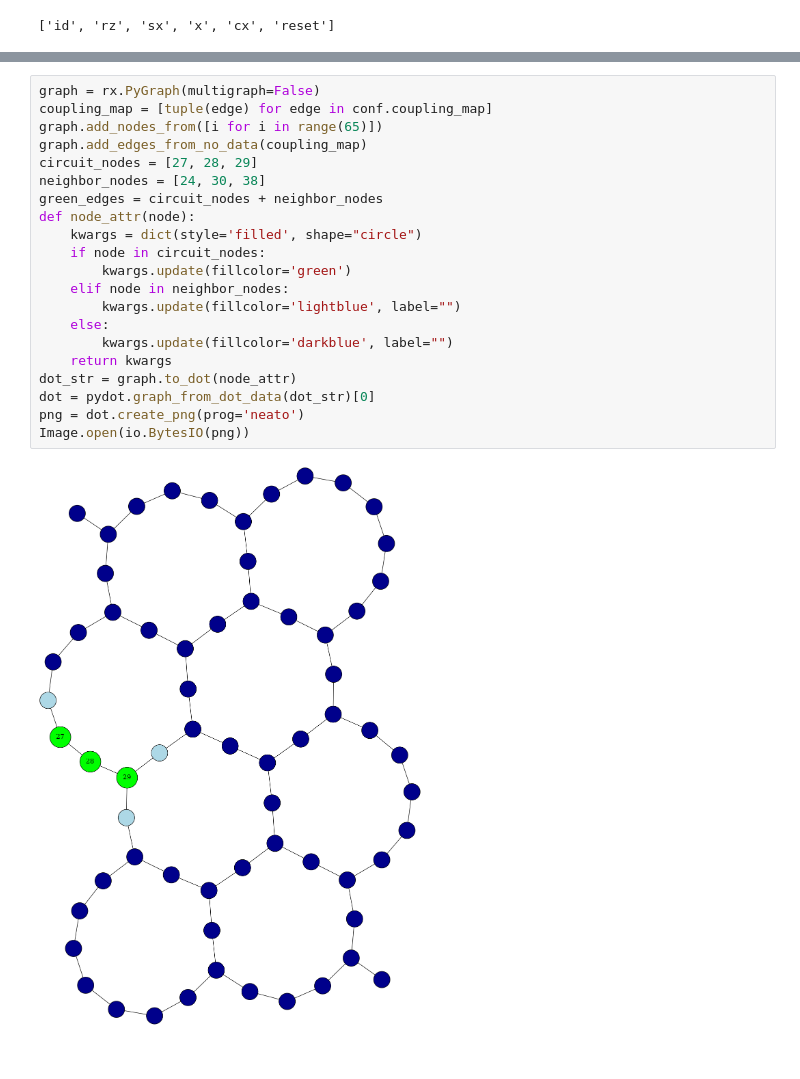
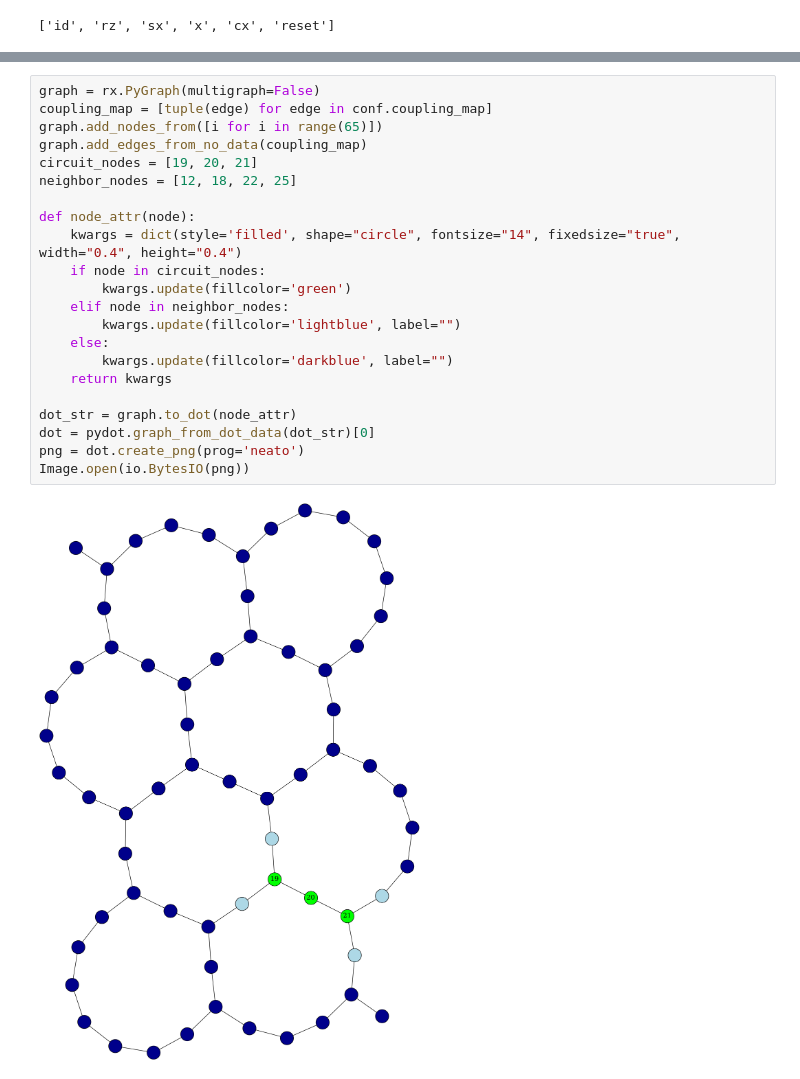
Before and after one commit to tomtuamnuq/compare-qiskit-ocean, a Jupyter notebook: comparison/Qiskit/LinearProgramming/QAOA/Example_Circuit_Transpiled.ipynb, the cells around one changed output, grey strips where cells are left out. Cells and saved outputs as stored; diff of their text form.

Commit message:
Rerun Circuit Transpiled note

```diff
--- a/comparison/Qiskit/LinearProgramming/QAOA/Example_Circuit_Transpiled.ipynb
+++ b/comparison/Qiskit/LinearProgramming/QAOA/Example_Circuit_Transpiled.ipynb
@@ -47,23 +47,24 @@ circuit_transpiled.draw(output='mpl')
 # %%
 graph = rx.PyGraph(multigraph=False)
 coupling_map = [tuple(edge) for edge in conf.coupling_map]
 graph.add_nodes_from([i for i in range(65)])
 graph.add_edges_from_no_data(coupling_map)
-circuit_nodes = [27, 28, 29]
-neighbor_nodes = [24, 30, 38]
-green_edges = circuit_nodes + neighbor_nodes
+circuit_nodes = [19, 20, 21]
+neighbor_nodes = [12, 18, 22, 25]
+
 def node_attr(node):
-    kwargs = dict(style='filled', shape="circle")
+    kwargs = dict(style='filled', shape="circle", fontsize="14", fixedsize="true", width="0.4", height="0.4")
     if node in circuit_nodes:
         kwargs.update(fillcolor='green')
     elif node in neighbor_nodes:
         kwargs.update(fillcolor='lightblue', label="")
     else:
         kwargs.update(fillcolor='darkblue', label="")
     return kwargs
+
 dot_str = graph.to_dot(node_attr)
 dot = pydot.graph_from_dot_data(dot_str)[0]
 png = dot.create_png(prog='neato')
 Image.open(io.BytesIO(png))
 # %% [output]
-[figure, old version]
+[figure, new version]
```
Also changed, not shown: parts of 1 cell of this notebook.
